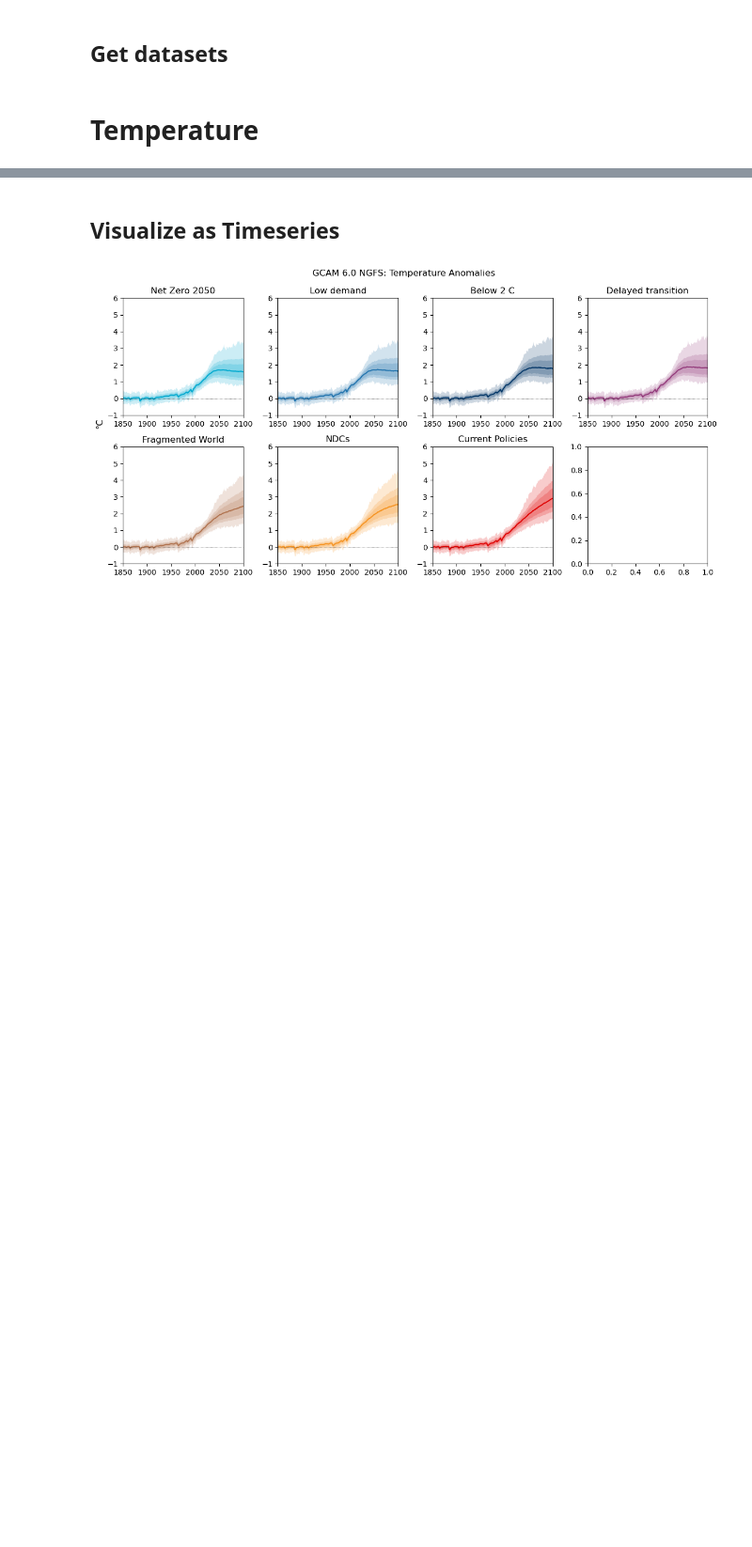
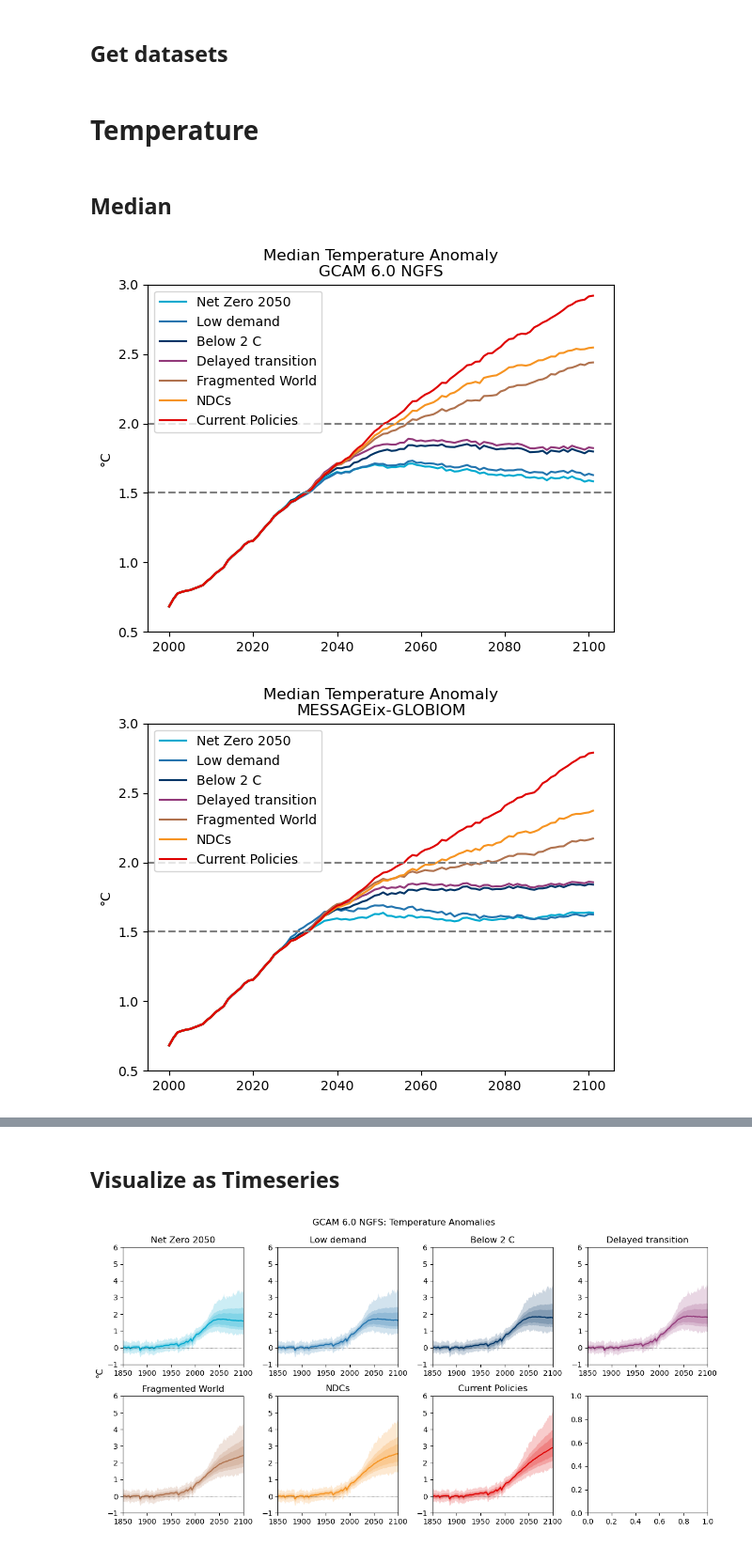
Before and after one commit to ericasimon16/woodwell_internship, a Jupyter notebook: visualize_ensemble.ipynb, the cells around one changed output, grey strips where cells are left out. Shown at 94% size. Cells and saved outputs as stored; diff of their text form; code cells hidden in the pictures; blank space fills up the shorter version.

```diff
--- a/visualize_ensemble.ipynb
+++ b/visualize_ensemble.ipynb
@@ -57,3 +57,33 @@ REM_temp.attrs['model'] = 'REMIND-MAgPIE'
 REM_forc.attrs['model'] = 'REMIND-MAgPIE'
 # %% [markdown]
 # Temperature
+# %% [markdown]
+## Median
+# %%
+def calc_anomaly(xr, scen):
+    return xr.temperature.loc[dict(scenario=scen, layer=0)]- np.average(
+                        xr.temperature.loc[
+                            dict(scenario=scen, timebounds=np.arange(1850, 1902), layer=0)
+                        ],
+                        weights=weights_51yr,
+                        axis=0
+                        )
+# %%
+for xr in [GCAM_temp, MSG_temp, REM_temp]:
+    for i, scenario in enumerate(scenario_order):
+        plt.plot(xr.timebounds[250:],
+                 np.median(calc_anomaly(xr, scenario), axis=1)[250:],
+                 label=scenario, color=NGFS_colors[scenario])
+
+    plt.legend()
+    plt.ylabel('°C')
+    plt.axhline(2, color='grey', linestyle='--')
+    plt.axhline(1.5, color='grey', linestyle='--')
+    plt.ylim(0.5,3)
+    plt.title('Median Temperature Anomaly\n' + xr.model)
+
+    plt.savefig('plots/' + models[xr.model] + '/median_temp.png', bbox_inches='tight')
+    plt.show()
+# %% [output]
+[figure, added]
+[figure, added]
```
Also changed, not shown: parts of 4 cells of this notebook, 11 other files.
